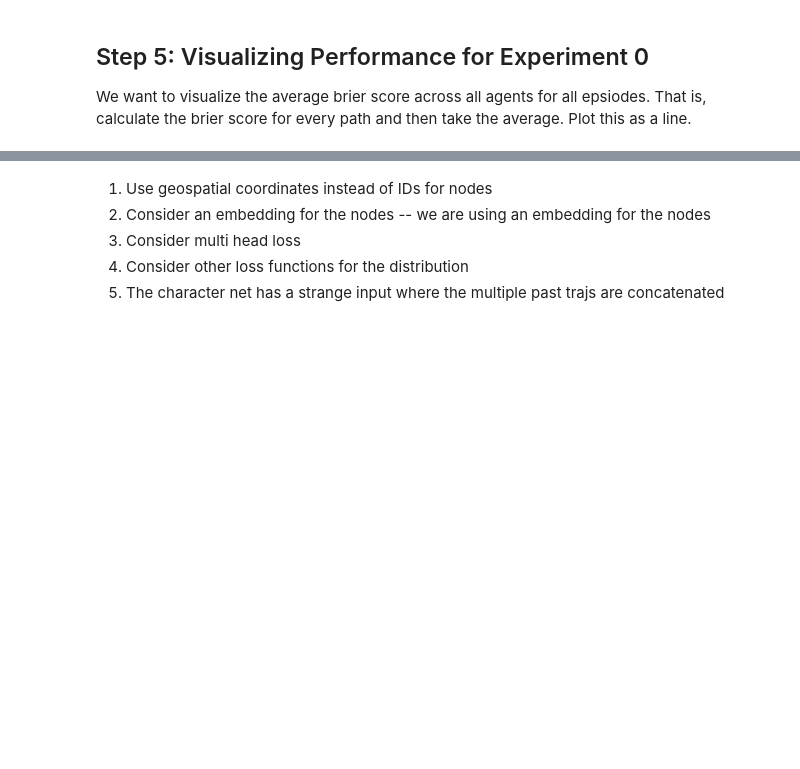
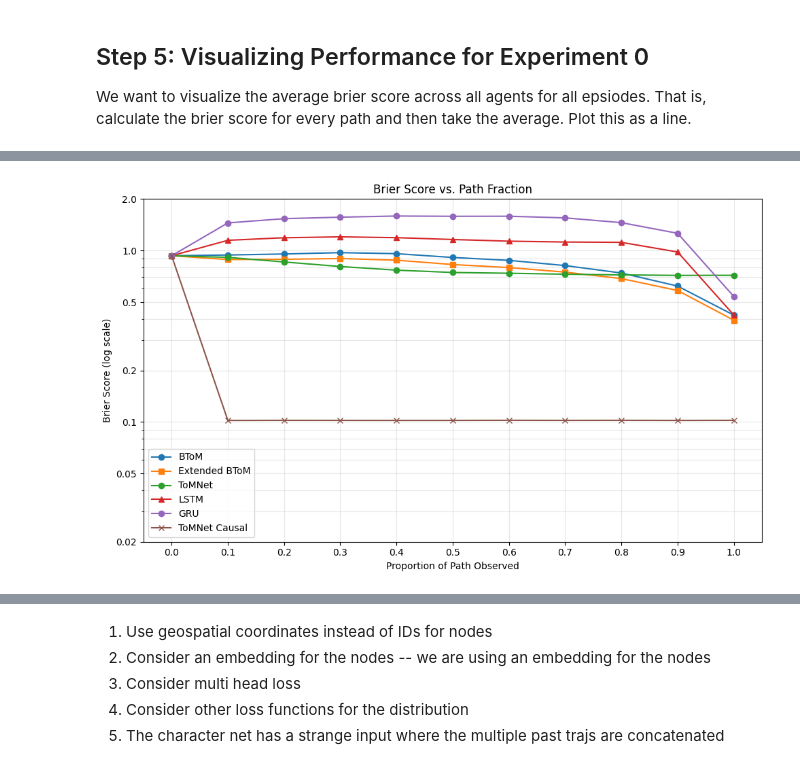
Before and after one commit to NigelDoering/Theory-of-mind, a Jupyter notebook: notebooks/Arshia_Campus_Experiment_0.ipynb, the cells around one changed output, grey strips where cells are left out. Cells and saved outputs as stored; diff of their text form; code cells hidden in the pictures; blank space fills up the shorter version.

```diff
--- a/notebooks/Arshia_Campus_Experiment_0.ipynb
+++ b/notebooks/Arshia_Campus_Experiment_0.ipynb
@@ -735,0 +830,14 @@ with open('tomnet_posteriors.json', 'w') as f:
+# %%
+# Get data dimensions
+path_data_causal = data_loader.path_data
+goal_data_causal = data_loader.goal_data
+node_id_mapping = data_loader.node_id_mapping
+num_nodes = len(node_id_mapping)
+print(f"Number of nodes: {num_nodes}")
+
+# Prepare graph data
+print("Preparing graph data...")
+graph_data = data_loader.prepare_graph_data(
+    save_cuda_path='./../data/1k/graph_data_cuda.pt',
+    device=device
+)
@@ -964 +1471,46 @@ plt.show()
+# %%
+import numpy as np
+import matplotlib.pyplot as plt
+
+# Your existing code for data preparation...
+arr = np.array(scores)
+ext_arr  = np.array(ext_scores)
+tomnet_arr = np.array(tomnet_scores)
+lstm_arr = np.array(lstm_scores)
+gru_arr = np.array(gru_scores)
+tomnet_causal_arr = np.array(tomnet_causal_final_scores)
+props = np.linspace(0, 1, arr.shape[1])
+
+mean_base = arr.mean(axis=0)
+mean_ext  = ext_arr.mean(axis=0)
+mean_tomnet = tomnet_arr.mean(axis=0)
+mean_lstm = lstm_arr.mean(axis=0)
+mean_gru = gru_arr.mean(axis=0)
+mean_tomnet_causal = tomnet_causal_arr.mean(axis=0)
+
+plt.figure(figsize=(10,6))
+plt.plot(props, mean_base, '-o', label='BToM')
+plt.plot(props, mean_ext,  '-s', label='Extended BToM')
+plt.plot(props, mean_tomnet, '-o', label='ToMNet')
+plt.plot(props, mean_lstm, '-^', label='LSTM')
+plt.plot(props, mean_gru, '-o', label='GRU')
+plt.plot(props, mean_tomnet_causal, '-x', label='ToMNet Causal')
+
+plt.xlabel('Proportion of Path Observed')
+plt.ylabel('Brier Score (log scale)')
+plt.title('Brier Score vs. Path Fraction')
+plt.xticks(props)
+plt.yscale('log')
+
+# Custom Y-axis limits and ticks focused around 10^(-1)
+plt.ylim(0.02, 2.0)
+plt.yticks([0.02, 0.05, 0.1, 0.2, 0.5, 1.0, 2.0],
+           ['0.02', '0.05', '0.1', '0.2', '0.5', '1.0', '2.0'])
+
+plt.grid(alpha=0.3, which='both')  # Show both major and minor grid lines
+plt.legend()
+plt.tight_layout()
+plt.show()
+# %% [output]
+[figure, added]
 # %%
```
Also changed, not shown: parts of 41 cells of this notebook.
